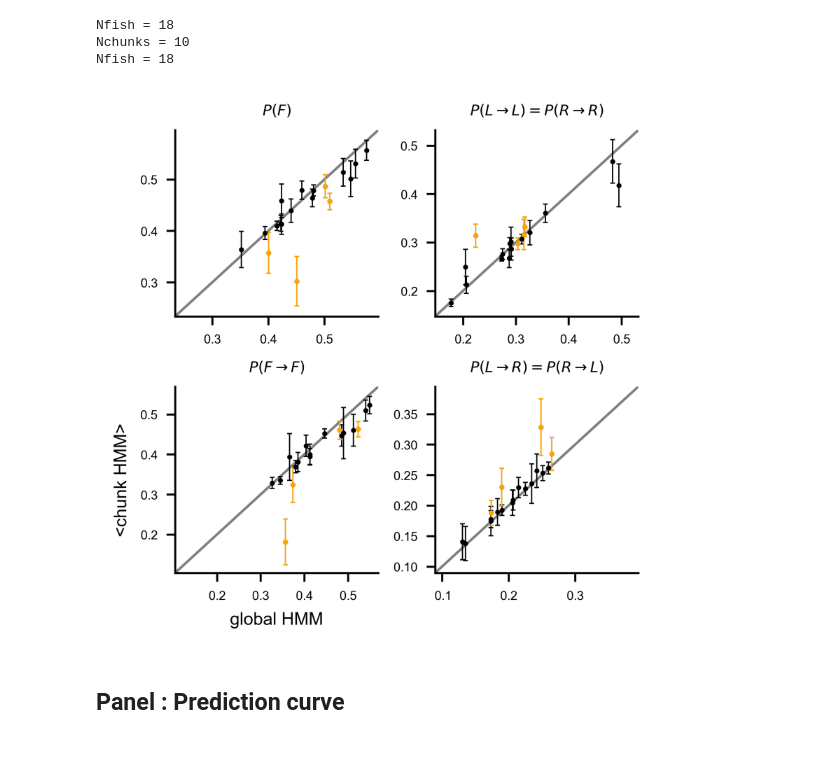
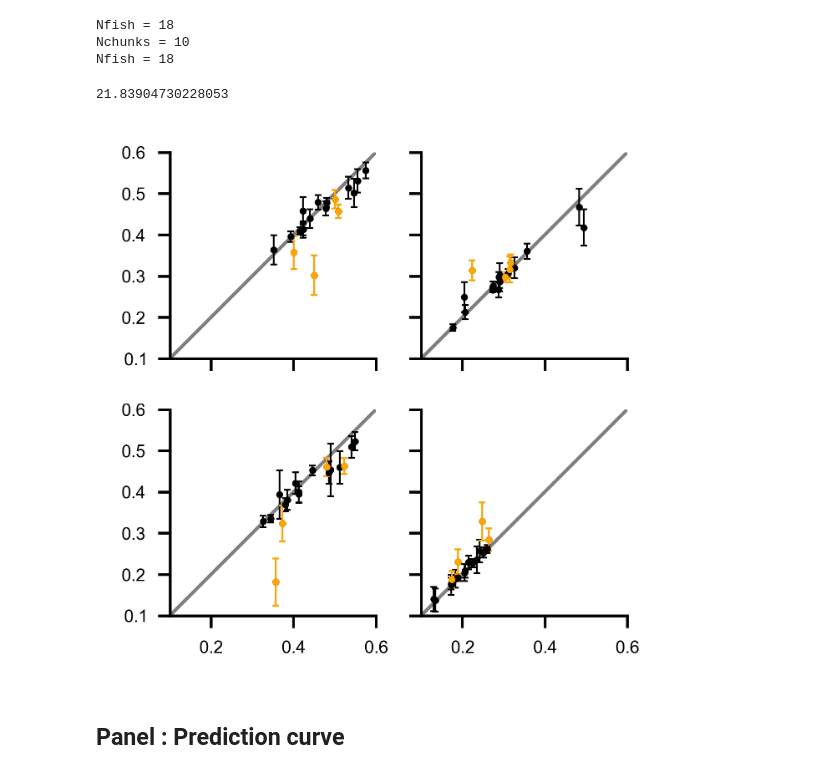
Before and after one commit to ZebrafishHMM2023/ZebrafishHMM2023_CodeAndData, a Jupyter notebook: Figures/Fig3.ipynb, the cells around one changed output. Saved outputs shown, nothing was run; the diff lists cells and outputs as text; code cells hidden in the pictures.

```diff
--- a/Figures/Fig3.ipynb
+++ b/Figures/Fig3.ipynb
@@ -112,32 +109,44 @@ Echunks_s = np.nanstd(Echunks, ddof=1, axis=1) / np.sqrt(Pchunks.shape[1])
 Nfish = 18
 Nchunks = 10
 Nfish = 18
+# %%
+np.max([Tchunks_m.max(), Pchunks_m.max(), Echunks_m.max()])
+# %% [output]
+21.83904730228053
 # %%
-fig, axs = plt.subplots(figsize=(3,3), ncols=2, nrows=2, constrained_layout=True)
+fig, axs = plt.subplots(figsize=(2*1.075,2*1.075), ncols=2, nrows=2, constrained_layout=True, sharex=True, sharey=True)
+
+mmin,mmax = 0.1,0.6
+for ax in axs.flatten():
+    ax.set_aspect(1)
+    ax.set_xlim(mmin,mmax)
+    ax.set_ylim(mmin,mmax)
+    ax.plot([mmin,mmax], [mmin,mmax], color="grey", linewidth=1, zorder=0)
 
 ax = axs[0,0]
-ax.set_title(r"$P(F)$",fontdict={'fontsize':6})
+#ax.set_title(r"$P(F)$",fontdict={'fontsize':6})
 id_ax(ax, Pglobs[:,0], Pchunks_m[:,0], Pchunks_s[:,0])
 
+
 ax = axs[1,0]
-ax.set_title(r"$P(F \rightarrow F)$",fontdict={'fontsize':6})
+#ax.set_title(r"$P(F \rightarrow F)$",fontdict={'fontsize':6})
 id_ax(ax, Tglobs[:,0,0], Tchunks_m[:,0,0], Tchunks_s[:,0,0])
 
 ax = axs[0,1]
-ax.set_title(r"$P(L \rightarrow L) = P(R \rightarrow R)$",fontdict={'fontsize':6})
+#ax.set_title(r"$P(L \rightarrow L) = P(R \rightarrow R)$",fontdict={'fontsize':6})
 id_ax(ax, Tglobs[:,1,1], Tchunks_m[:,1,1], Tchunks_s[:,1,1])
 
 ax = axs[1,1]
-ax.set_title(r"$P(L \rightarrow R) = P(R \rightarrow L)$",fontdict={'fontsize':6})
+#ax.set_title(r"$P(L \rightarrow R) = P(R \rightarrow L)$",fontdict={'fontsize':6})
 id_ax(ax, Tglobs[:,1,2], Tchunks_m[:,1,2], Tchunks_s[:,1,2])
 
-ax = axs[1,0]
-ax.set_xlabel("global HMM")
-ax.set_ylabel("<chunk HMM>")
+#ax = axs[1,0]
+#ax.set_xlabel("global HMM")
+#ax.set_ylabel("<chunk HMM>")
 
-fig.savefig("panels/Fig5/id_params.svg")
+fig.savefig("panels/Fig3/id_params.svg")
 # %% [output]
-[figure, old version]
+[figure, new version]
 # %% [markdown]
 ## Panel : Prediction curve
 # %%
```
Also changed, not shown: parts of 11 cells of this notebook, 4 other files.
